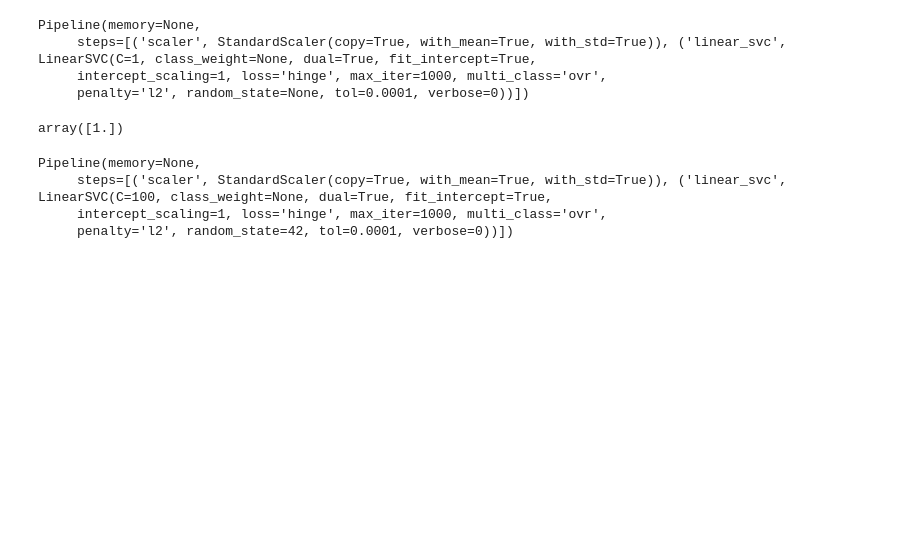
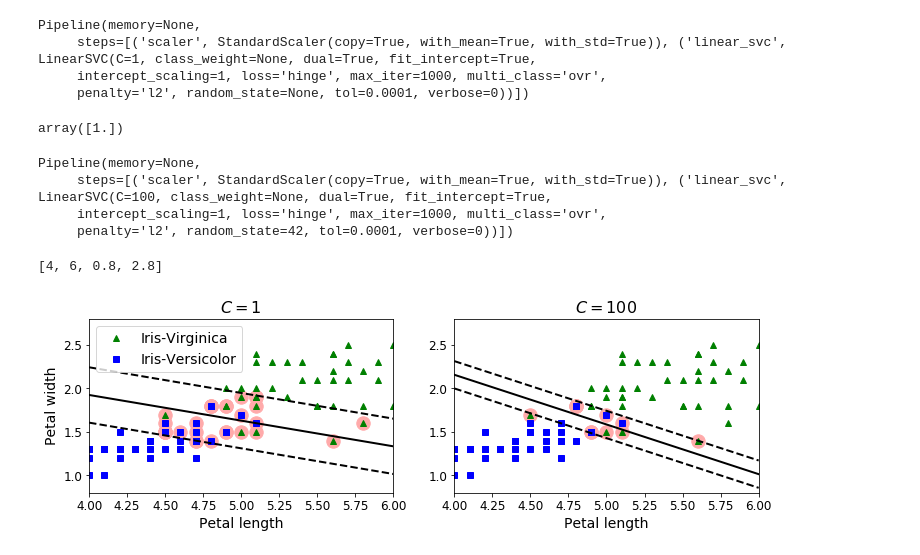
Before and after one commit to bartezz32/tensorflow-anaconda, a Jupyter notebook: chapter5/SVM.ipynb, the cells around one changed output. Cells and saved outputs as stored; diff of their text form; code cells hidden in the pictures; blank space fills up the shorter version.

```diff
--- a/chapter5/SVM.ipynb
+++ b/chapter5/SVM.ipynb
@@ -222,11 +222,23 @@ svm_clf1.support_vectors_ = X[support_vectors_idx1]
 svm_clf2.support_vectors_ = X[support_vectors_idx2]
 # %%
 plt.figure(figsize=(12,3.2))
-plt.sublot(121)
-plt.plot(X[:, 0][y==1],X[:,1][y==1],"g^",label="Iris-Virginica")
-plt.plot(X[:, 0][y==0],X[:,1][y==0],"bs",label="Iris-Versicolor")
+plt.subplot(121)
+plt.plot(X[:, 0][y==1], X[:, 1][y==1], "g^", label="Iris-Virginica")
+plt.plot(X[:, 0][y==0], X[:, 1][y==0], "bs", label="Iris-Versicolor")
 plot_svc_decision_boundary(svm_clf1, 4, 6)
-plt.xlabel("Petal length",fontsize=14)
-plt.ylabel("Petal width",fontsize=14)
-plt.legend(loc="upper left",fontsize=14)
-plt.title("$C = {}$".format(svm_clf1.C),)
+plt.xlabel("Petal length", fontsize=14)
+plt.ylabel("Petal width", fontsize=14)
+plt.legend(loc="upper left", fontsize=14)
+plt.title("$C = {}$".format(svm_clf1.C), fontsize=16)
+plt.axis([4, 6, 0.8, 2.8])
+
+plt.subplot(122)
+plt.plot(X[:, 0][y==1], X[:, 1][y==1], "g^")
+plt.plot(X[:, 0][y==0], X[:, 1][y==0], "bs")
+plot_svc_decision_boundary(svm_clf2, 4, 6)
+plt.xlabel("Petal length", fontsize=14)
+plt.title("$C = {}$".format(svm_clf2.C), fontsize=16)
+plt.axis([4, 6, 0.8, 2.8])
+# %% [output]
+[4, 6, 0.8, 2.8]
+[figure, added]
```
Also changed, not shown: parts of 11 cells of this notebook.
